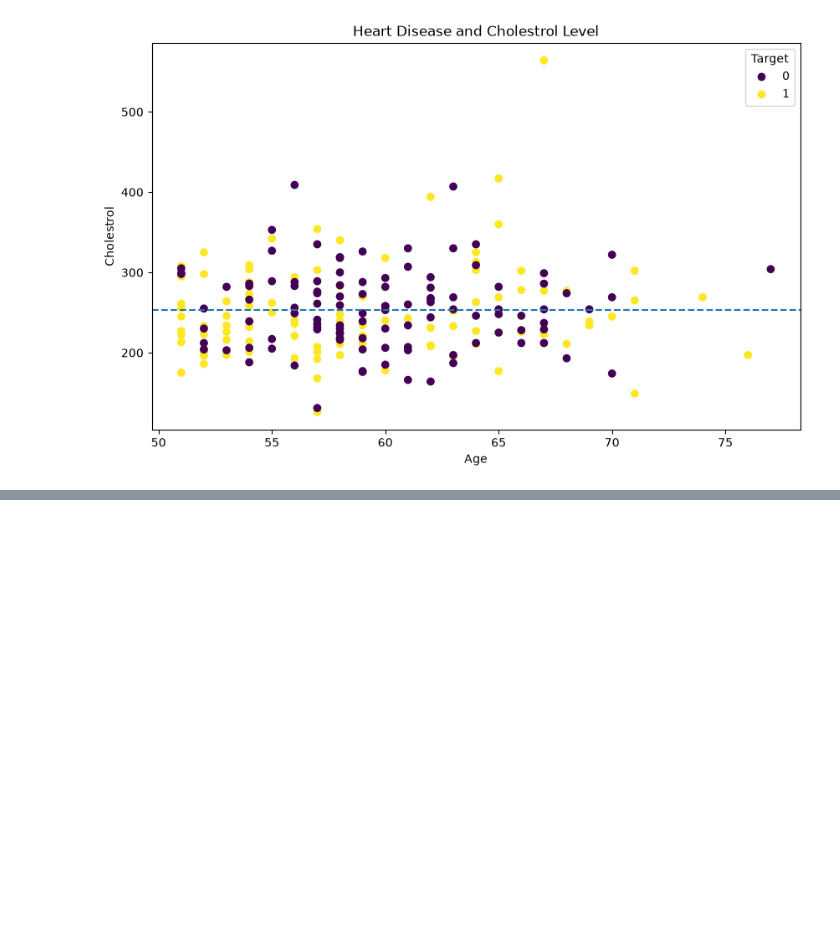
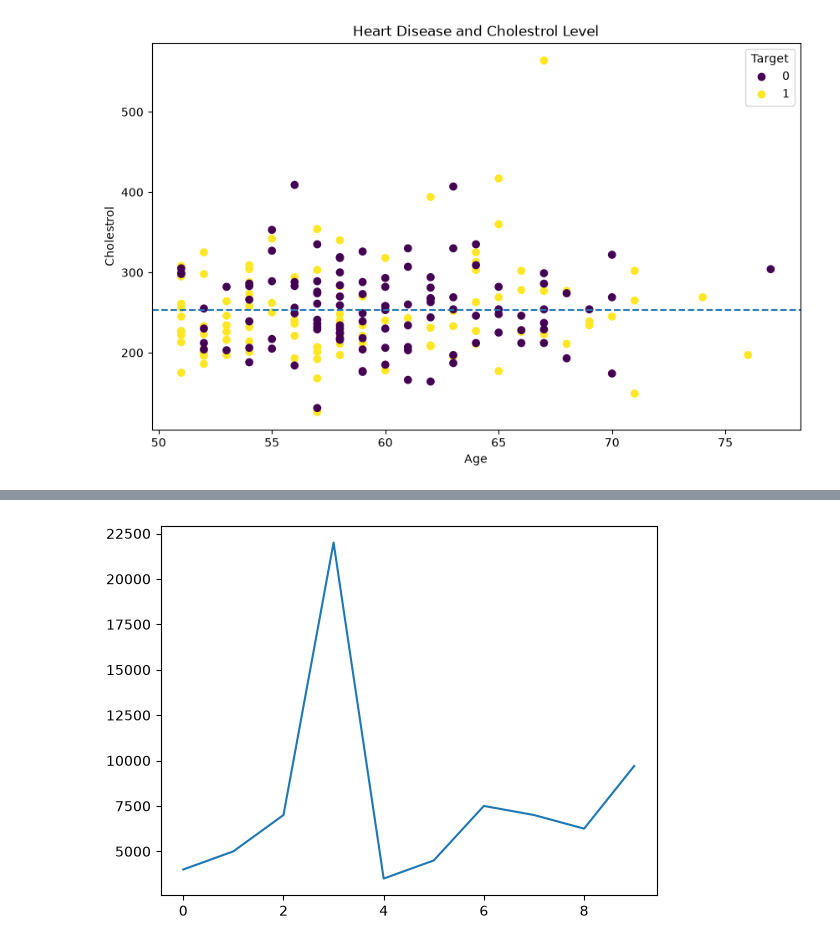
Before and after one commit to Diwas-Regmi/Numpy_Pandas_Matplotlib_mlconcepts, a Jupyter notebook: MatPlotLib/Intro_To_MatPlotLib.ipynb, the cells around one changed output, grey strips where cells are left out. Saved outputs shown, nothing was run; the diff lists cells and outputs as text; code cells hidden in the pictures; blank space fills up the shorter version.

```diff
--- a/MatPlotLib/Intro_To_MatPlotLib.ipynb
+++ b/MatPlotLib/Intro_To_MatPlotLib.ipynb
@@ -425,0 +563,4 @@ ax.axhline(over_50["chol"].mean(),
+# %%
+car_sales["Price"].plot();
+# %% [output]
+[figure, added]
```
Also changed, not shown: parts of 36 cells of this notebook, 1 other file.
